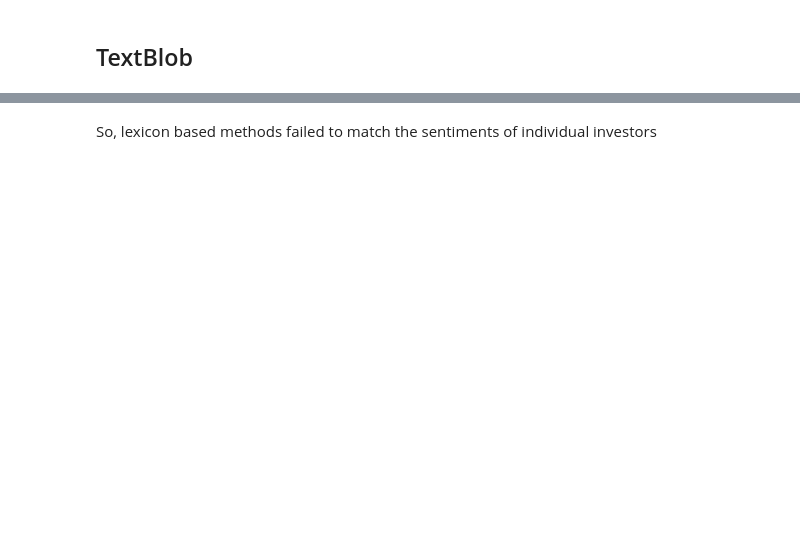
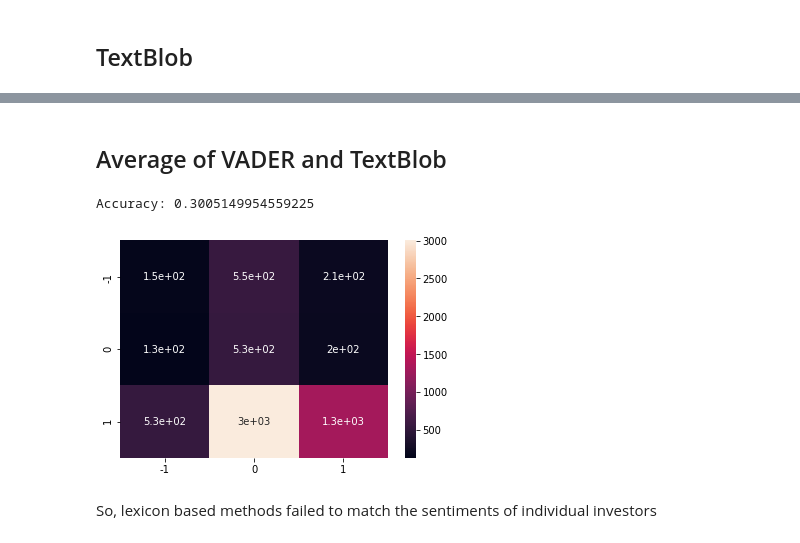
Before and after one commit to lhfmartin/market-news-sentiment-analysis, a Jupyter notebook: notebooks/chapter-3.ipynb, the cells around one changed output, grey strips where cells are left out. Cells and saved outputs as stored; diff of their text form; code cells hidden in the pictures; blank space fills up the shorter version.

```diff
--- a/notebooks/chapter-3.ipynb
+++ b/notebooks/chapter-3.ipynb
@@ -56,2 +56,13 @@ Accuracy: 0.23096339924274295
+# %% [markdown]
+## Average of VADER and TextBlob
+# %%
+df_avg_vader_textblob = df.copy()
+df_avg_vader_textblob["Predicted"] = df_avg_vader_textblob.apply(lambda x: (sia.polarity_scores(x["Title"])["compound"] + TextBlob(x["Title"]).sentiment.polarity) / 2, axis=1)
+df_avg_vader_textblob["Predicted"] = df_avg_vader_textblob.apply(lambda x: 1 if x["Predicted"] > 0.1 else 0 if abs(x["Predicted"]) <= 0.1 else -1, axis=1)
+
+evaluate(df_avg_vader_textblob["Sentiment"], df_avg_vader_textblob["Predicted"])
+# %% [output]
+Accuracy: 0.3005149954559225
+[figure, added]
 # %% [markdown]
 So, lexicon based methods failed to match the sentiments of individual investors
```
Also changed, not shown: parts of 3 cells of this notebook, 4 other files.
